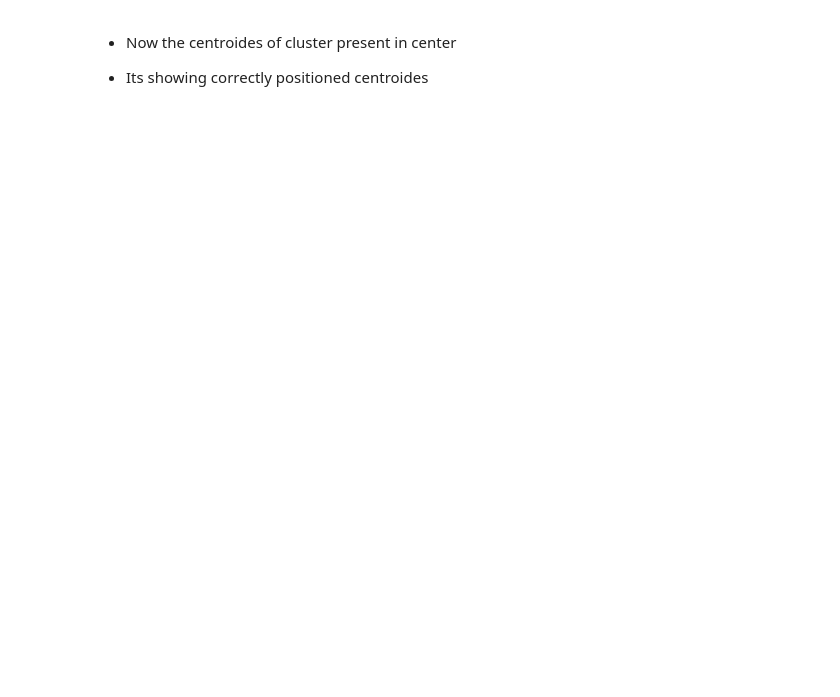
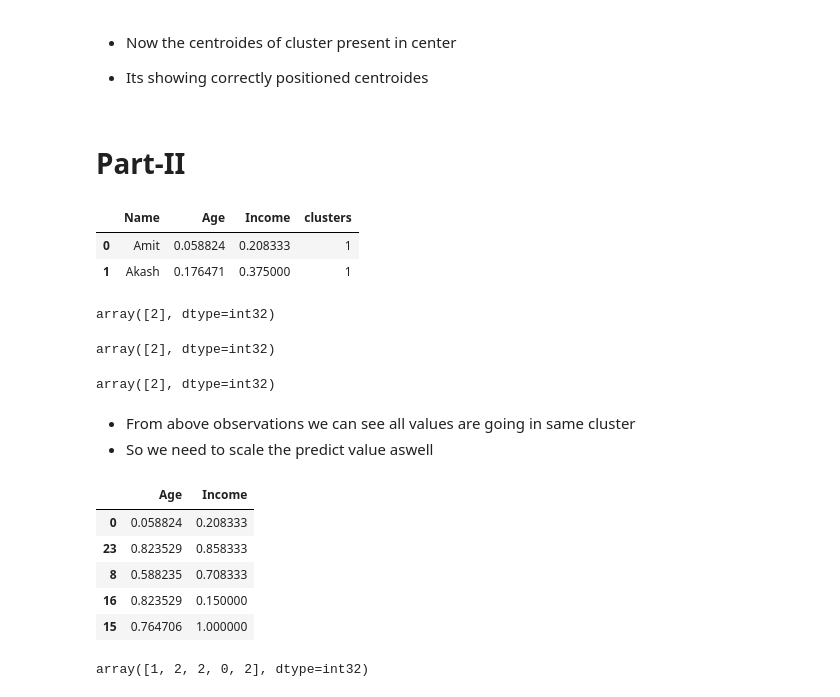
Before and after one commit to aditi-tawade-ai/SkillBuilding, a Jupyter notebook: Notebook/Day_32_KMeans_Employee.ipynb, the cells around one changed output. Drawn from its saved outputs; the diff is of its cells as text; code cells hidden in the pictures; blank space fills up the shorter version.

```diff
--- a/Notebook/Day_32_KMeans_Employee.ipynb
+++ b/Notebook/Day_32_KMeans_Employee.ipynb
@@ -324,3 +333,41 @@ plt.legend()
 - Now the centroides of cluster present in center
 
 - Its showing correctly positioned centroides
+# %% [markdown]
+# Part-II
+# %%
+df[:2]
+# %% [output]
+|  | Name | Age | Income | clusters |
+| 0 | Amit | 0.058824 | 0.208333 | 1 |
+| 1 | Akash | 0.176471 | 0.375000 | 1 |
+# %%
+km.predict([[16,150000]])
+# %% [output]
+array([2], dtype=int32)
+# %%
+km.predict([[45,1945000]])
+# %% [output]
+array([2], dtype=int32)
+# %%
+km.predict([[39,25000]])
+# %% [output]
+array([2], dtype=int32)
+# %% [markdown]
+- From above observations we can see all values are going in same cluster
+- So we need to scale the predict value aswell
+# %%
+# take random samples
+test_data = df[['Age','Income']].sample(5)
+test_data
+# %% [output]
+|  | Age | Income |
+| 0 | 0.058824 | 0.208333 |
+| 23 | 0.823529 | 0.858333 |
+| 8 | 0.588235 | 0.708333 |
+| 16 | 0.823529 | 0.150000 |
+| 15 | 0.764706 | 1.000000 |
+# %%
+km.predict(test_data)
+# %% [output]
+array([1, 2, 2, 0, 2], dtype=int32)
```
Also changed, not shown: parts of 36 cells of this notebook.
